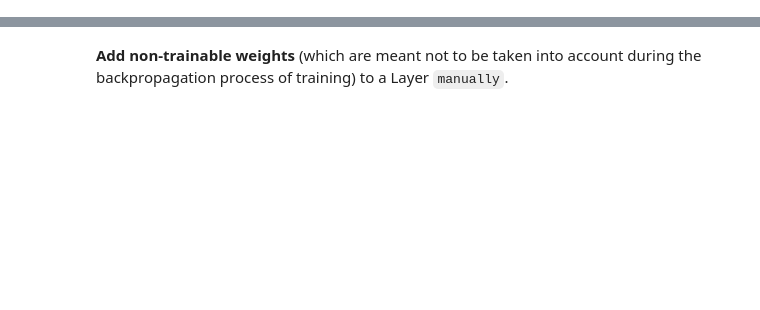
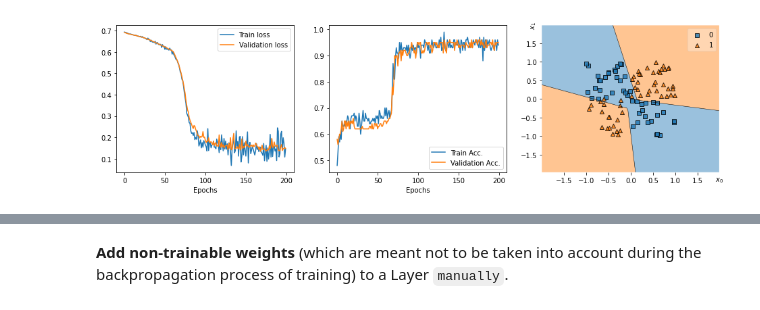
Before and after one commit to nicoloceneda/Python-edu, a Jupyter notebook: TensorFlow_Custom_Layer_and_Models_with_Keras_API.ipynb, the cells around one changed output, grey strips where cells are left out. Drawn from its saved outputs; the diff is of its cells as text; code cells hidden in the pictures; blank space fills up the shorter version.

```diff
--- a/TensorFlow_Custom_Layer_and_Models_with_Keras_API.ipynb
+++ b/TensorFlow_Custom_Layer_and_Models_with_Keras_API.ipynb
@@ -8,0 +189,37 @@ from tensorflow.keras import layers
+# %%
+# We compile the model
+model.compile(optimizer=tf.keras.optimizers.SGD(),
+              loss=tf.keras.losses.BinaryCrossentropy(),
+              metrics=[tf.keras.metrics.BinaryAccuracy()])
+
+# We train the model
+hist = model.fit(x_train, y_train,
+                 validation_data=(x_valid, y_valid),
+                 epochs=200, batch_size=2, verbose=0)
+# %%
+# Plotting
+history = hist.history
+
+fig = plt.figure(figsize=(16, 4))
+
+ax = fig.add_subplot(1, 3, 1)
+plt.plot(history['loss'])
+plt.plot(history['val_loss'])
+plt.legend(['Train loss', 'Validation loss'])
+ax.set_xlabel('Epochs')
+
+ax = fig.add_subplot(1, 3, 2)
+plt.plot(history['binary_accuracy'])
+plt.plot(history['val_binary_accuracy'])
+plt.legend(['Train Acc.', 'Validation Acc.'])
+ax.set_xlabel('Epochs')
+
+ax = fig.add_subplot(1, 3, 3)
+plot_decision_regions(X=x_valid, y=y_valid.astype(np.integer), clf=model)
+ax.set_xlabel('$x_0$')
+ax.xaxis.set_label_coords(1, -0.025)
+ax.set_ylabel('$x_1$')
+ax.yaxis.set_label_coords(-0.025, 1)
+plt.show()
+# %% [output]
+[figure, added]
```
Also changed, not shown: parts of 32 cells of this notebook.
